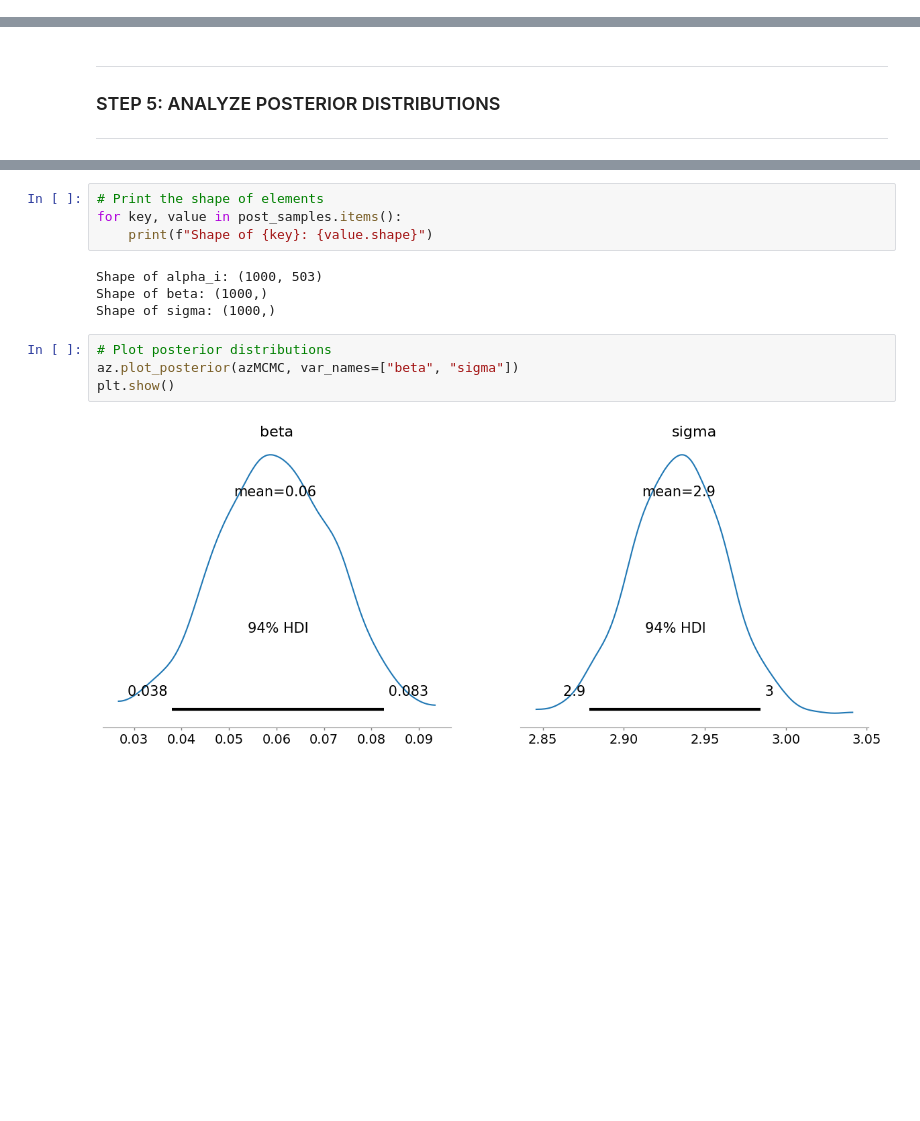
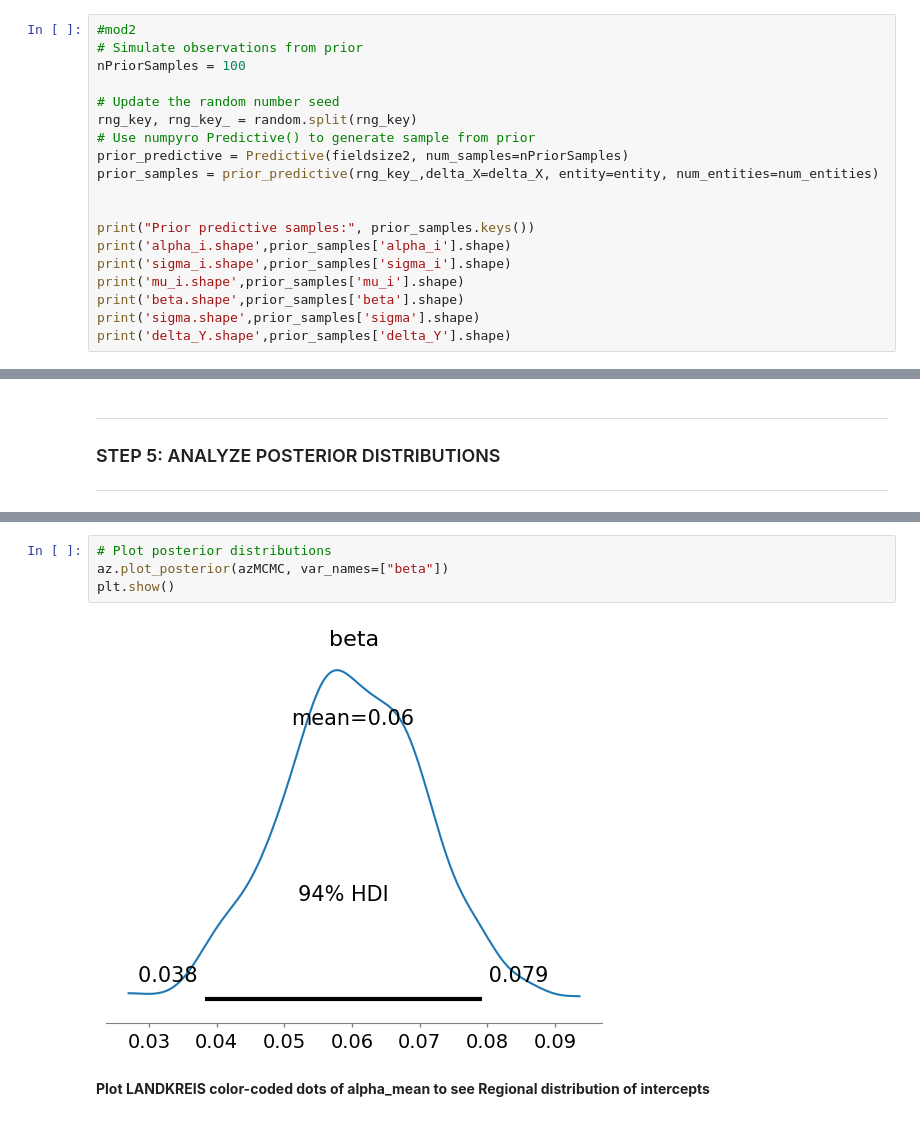
Before and after one commit to DamiAladesuru/Lab, a Jupyter notebook: Niedersachsen/src/analysis/farmfield/modelling.ipynb, the cells around one changed output, grey strips where cells are left out. Cells and saved outputs as stored; diff of their text form; blank space fills up the shorter version.

```diff
--- a/Niedersachsen/src/analysis/farmfield/modelling.ipynb
+++ b/Niedersachsen/src/analysis/farmfield/modelling.ipynb
@@ -814,3 +893,22 @@ alpha_i.shape (100, 503)
 beta.shape (100,)
 sigma.shape (100,)
 delta_Y.shape (100, 5533)
+# %%
+#mod2
+# Simulate observations from prior
+nPriorSamples = 100
+
+# Update the random number seed
+rng_key, rng_key_ = random.split(rng_key)
+# Use numpyro Predictive() to generate sample from prior
+prior_predictive = Predictive(fieldsize2, num_samples=nPriorSamples)
+prior_samples = prior_predictive(rng_key_,delta_X=delta_X, entity=entity, num_entities=num_entities)
+
+
+print("Prior predictive samples:", prior_samples.keys())
+print('alpha_i.shape',prior_samples['alpha_i'].shape)
+print('sigma_i.shape',prior_samples['sigma_i'].shape)
+print('mu_i.shape',prior_samples['mu_i'].shape)
+print('beta.shape',prior_samples['beta'].shape)
+print('sigma.shape',prior_samples['sigma'].shape)
+print('delta_Y.shape',prior_samples['delta_Y'].shape)
@@ -983,14 +1150,8 @@ plt.show()
-# %%
-# Print the shape of elements
-for key, value in post_samples.items():
-    print(f"Shape of {key}: {value.shape}")
-# %% [output]
-Shape of alpha_i: (1000, 503)
-Shape of beta: (1000,)
-Shape of sigma: (1000,)
 # %%
 # Plot posterior distributions
-az.plot_posterior(azMCMC, var_names=["beta", "sigma"])
+az.plot_posterior(azMCMC, var_names=["beta"])
 plt.show()
 # %% [output]
-[figure, old version]
+[figure, new version]
+# %% [markdown]
+**Plot LANDKREIS color-coded dots of alpha_mean to see Regional distribution of intercepts**
```
Also changed, not shown: parts of 39 cells of this notebook.
